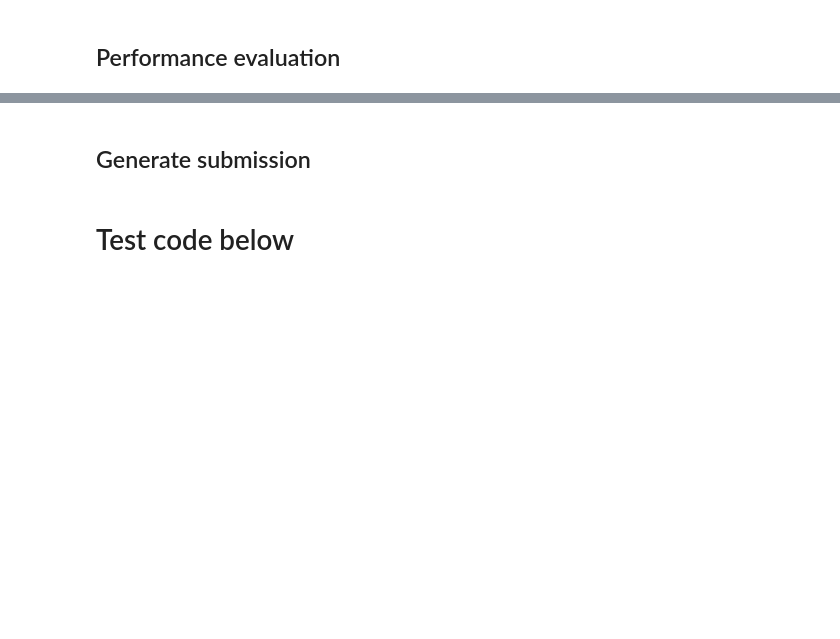
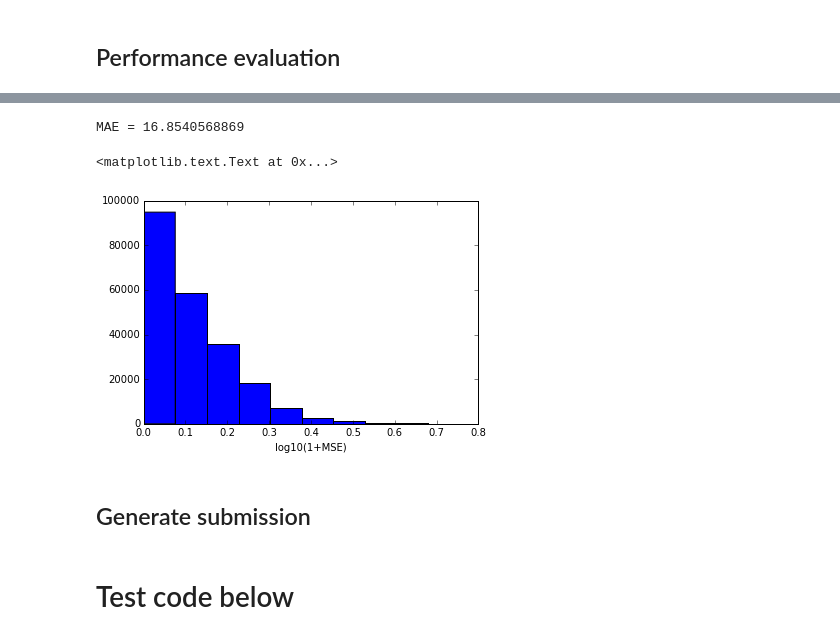
Before and after one commit to zaxliu/howmuchrainii, a Jupyter notebook: lewis/ml_test.ipynb, the cells around one changed output, grey strips where cells are left out. Drawn from its saved outputs; the diff is of its cells as text; code cells hidden in the pictures; blank space fills up the shorter version.

```diff
--- a/lewis/ml_test.ipynb
+++ b/lewis/ml_test.ipynb
@@ -181,3 +160,12 @@ MAE = 1.90423291623
+# %%
+# Results with log10(1+y) + Standardization
+print 'MAE = {}'.format(abs(10**y_val_predict-10**y_val).mean())
+plt.hist(np.log10(1+abs(y_val_predict-y_val)))
+plt.xlabel('log10(1+MSE)')
+# %% [output]
+MAE = 16.8540568869
+<matplotlib.text.Text at 0x...>
+[figure, added]
 # %% [markdown]
 ## Generate submission
 # %%
```
Also changed, not shown: parts of 9 cells of this notebook.
